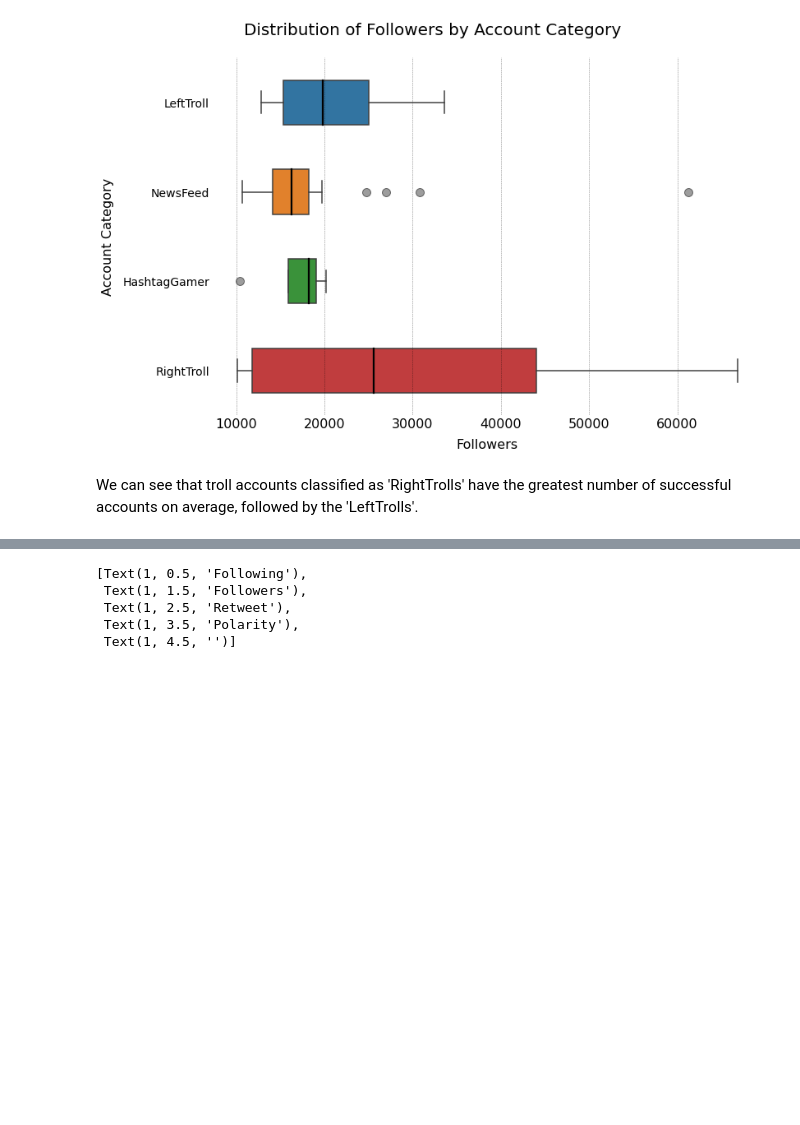
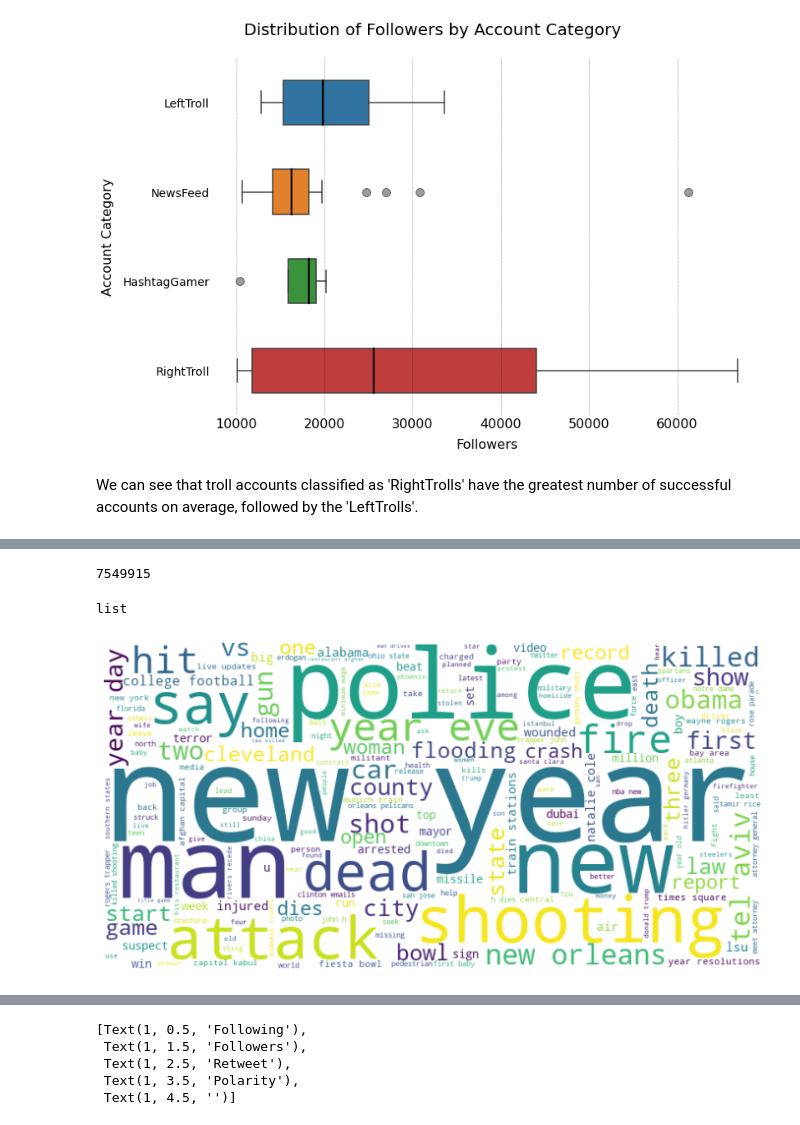
Before and after one commit to fahm1/portfolio, a Jupyter notebook: Troll Tweet Analysis/tweet_analysis_notebook.ipynb, the cells around one changed output, grey strips where cells are left out. Saved outputs shown, nothing was run; the diff lists cells and outputs as text; code cells hidden in the pictures; blank space fills up the shorter version.

Commit message:
Added wordclouds

```diff
--- a/Troll Tweet Analysis/tweet_analysis_notebook.ipynb
+++ b/Troll Tweet Analysis/tweet_analysis_notebook.ipynb
@@ -457,0 +487,26 @@ We can see that troll accounts classified as 'RightTrolls' have the greatest num
+# %%
+tweet_tokens = TweetTokenizer().tokenize(df_wordcloud)
+# %%
+len(tweet_tokens)
+# %% [output]
+7549915
+# %%
+subset_tweet_tokens = tweet_tokens[:10000]
+# %%
+only_words = [token for token in subset_tweet_tokens if not token.startswith('#') \
+              and not token.startswith('@') and not token.startswith('http') \
+              and token not in stopwords.words('english') and token not in ['>>', '<<', '...', '..', '.', ',']]
+# %%
+type(only_words)
+# %% [output]
+list
+# %%
+only_words_str = " ".join(only_words)
+# %%
+plt.figure(figsize=(12, 8))
+wordcloud = WordCloud(width=800, height=400, max_font_size=200, background_color='white').generate(only_words_str)
+plt.imshow(wordcloud)#, interpolation='bilinear')
+plt.axis('off')
+plt.show()
+# %% [output]
+[figure, added]
```
Also changed, not shown: parts of 14 cells of this notebook.
